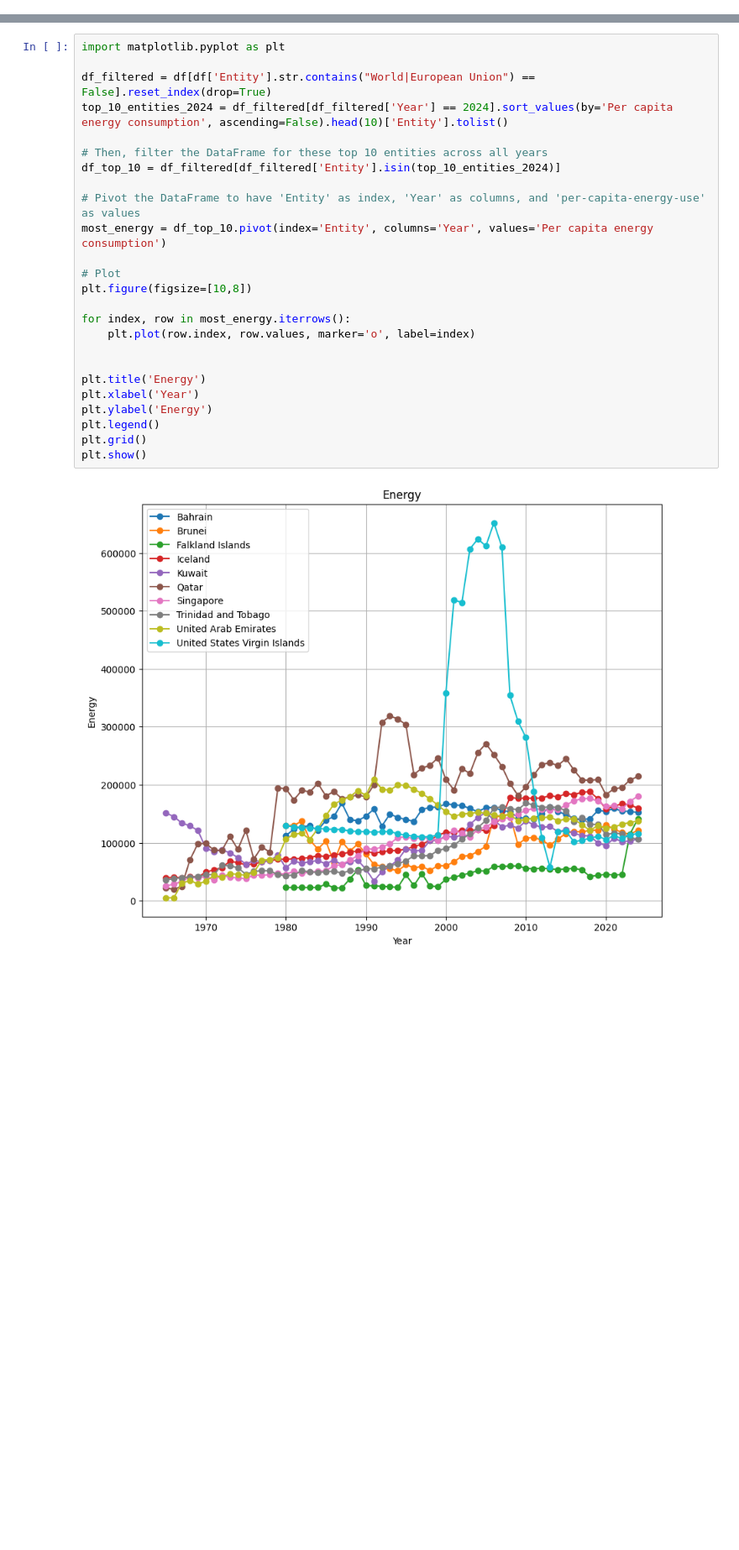
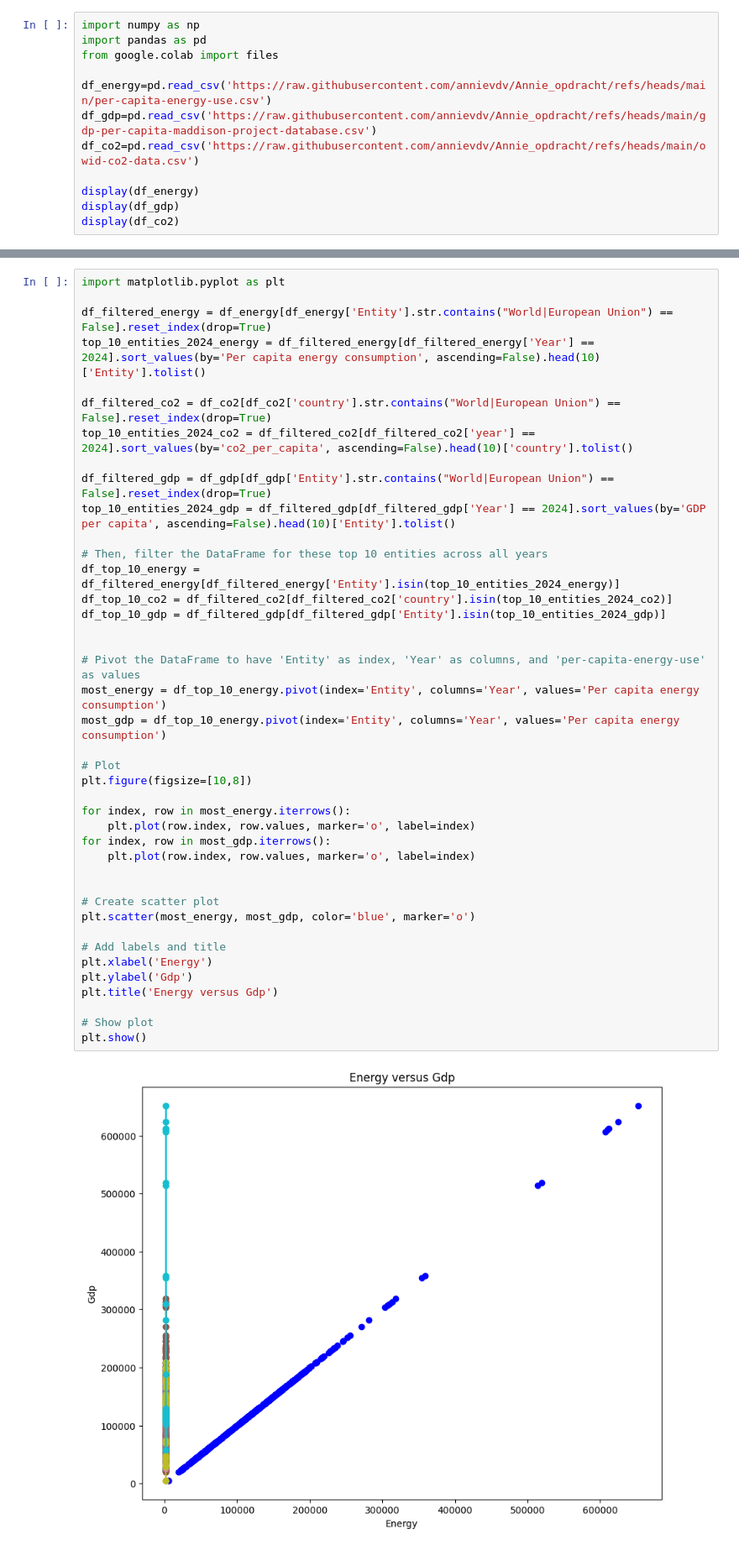
Before and after one commit to annievdv/Annie_opdracht, a Jupyter notebook: Untitled8.ipynb, the cells around one changed output, grey strips where cells are left out. Shown at 84% size. Cells and saved outputs as stored; diff of their text form; blank space fills up the shorter version.

Commit message:
Gemaakt met Colab

```diff
--- a/Untitled8.ipynb
+++ b/Untitled8.ipynb
@@ -29,0 +3,12 @@ display(df)
+# %%
+import numpy as np
+import pandas as pd
+from google.colab import files
+
+df_energy=pd.read_csv('https://raw.githubusercontent.com/annievdv/Annie_opdracht/refs/heads/main/per-capita-energy-use.csv')
+df_gdp=pd.read_csv('https://raw.githubusercontent.com/annievdv/Annie_opdracht/refs/heads/main/gdp-per-capita-maddison-project-database.csv')
+df_co2=pd.read_csv('https://raw.githubusercontent.com/annievdv/Annie_opdracht/refs/heads/main/owid-co2-data.csv')
+
+display(df_energy)
+display(df_gdp)
+display(df_co2)
@@ -30,27 +55,43 @@ display(df)
 # %%
 import matplotlib.pyplot as plt
 
-df_filtered = df[df['Entity'].str.contains("World|European Union") == False].reset_index(drop=True)
-top_10_entities_2024 = df_filtered[df_filtered['Year'] == 2024].sort_values(by='Per capita energy consumption', ascending=False).head(10)['Entity'].tolist()
+df_filtered_energy = df_energy[df_energy['Entity'].str.contains("World|European Union") == False].reset_index(drop=True)
+top_10_entities_2024_energy = df_filtered_energy[df_filtered_energy['Year'] == 2024].sort_values(by='Per capita energy consumption', ascending=False).head(10)['Entity'].tolist()
+
+df_filtered_co2 = df_co2[df_co2['country'].str.contains("World|European Union") == False].reset_index(drop=True)
+top_10_entities_2024_co2 = df_filtered_co2[df_filtered_co2['year'] == 2024].sort_values(by='co2_per_capita', ascending=False).head(10)['country'].tolist()
+
+df_filtered_gdp = df_gdp[df_gdp['Entity'].str.contains("World|European Union") == False].reset_index(drop=True)
+top_10_entities_2024_gdp = df_filtered_gdp[df_filtered_gdp['Year'] == 2024].sort_values(by='GDP per capita', ascending=False).head(10)['Entity'].tolist()
 
 # Then, filter the DataFrame for these top 10 entities across all years
-df_top_10 = df_filtered[df_filtered['Entity'].isin(top_10_entities_2024)]
+df_top_10_energy = df_filtered_energy[df_filtered_energy['Entity'].isin(top_10_entities_2024_energy)]
+df_top_10_co2 = df_filtered_co2[df_filtered_co2['country'].isin(top_10_entities_2024_co2)]
+df_top_10_gdp = df_filtered_gdp[df_filtered_gdp['Entity'].isin(top_10_entities_2024_gdp)]
+
 
 # Pivot the DataFrame to have 'Entity' as index, 'Year' as columns, and 'per-capita-energy-use' as values
-most_energy = df_top_10.pivot(index='Entity', columns='Year', values='Per capita energy consumption')
+most_energy = df_top_10_energy.pivot(index='Entity', columns='Year', values='Per capita energy consumption')
+most_gdp = df_top_10_energy.pivot(index='Entity', columns='Year', values='Per capita energy consumption')
 
 # Plot
 plt.figure(figsize=[10,8])
 
 for index, row in most_energy.iterrows():
     plt.plot(row.index, row.values, marker='o', label=index)
+for index, row in most_gdp.iterrows():
+    plt.plot(row.index, row.values, marker='o', label=index)
 
 
-plt.title('Energy')
-plt.xlabel('Year')
-plt.ylabel('Energy')
-plt.legend()
-plt.grid()
+# Create scatter plot
+plt.scatter(most_energy, most_gdp, color='blue', marker='o')
+
+# Add labels and title
+plt.xlabel('Energy')
+plt.ylabel('Gdp')
+plt.title('Energy versus Gdp')
+
+# Show plot
 plt.show()
 # %% [output]
-[figure, old version]
+[figure, new version]
```
Also changed, not shown: parts of 2 cells of this notebook.
